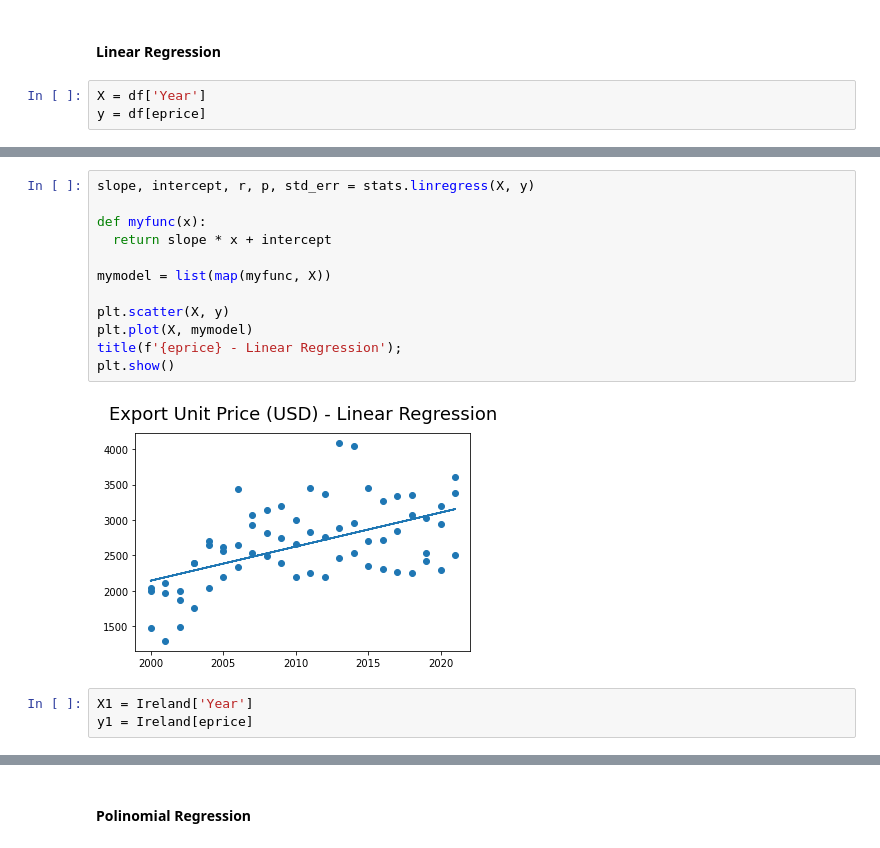
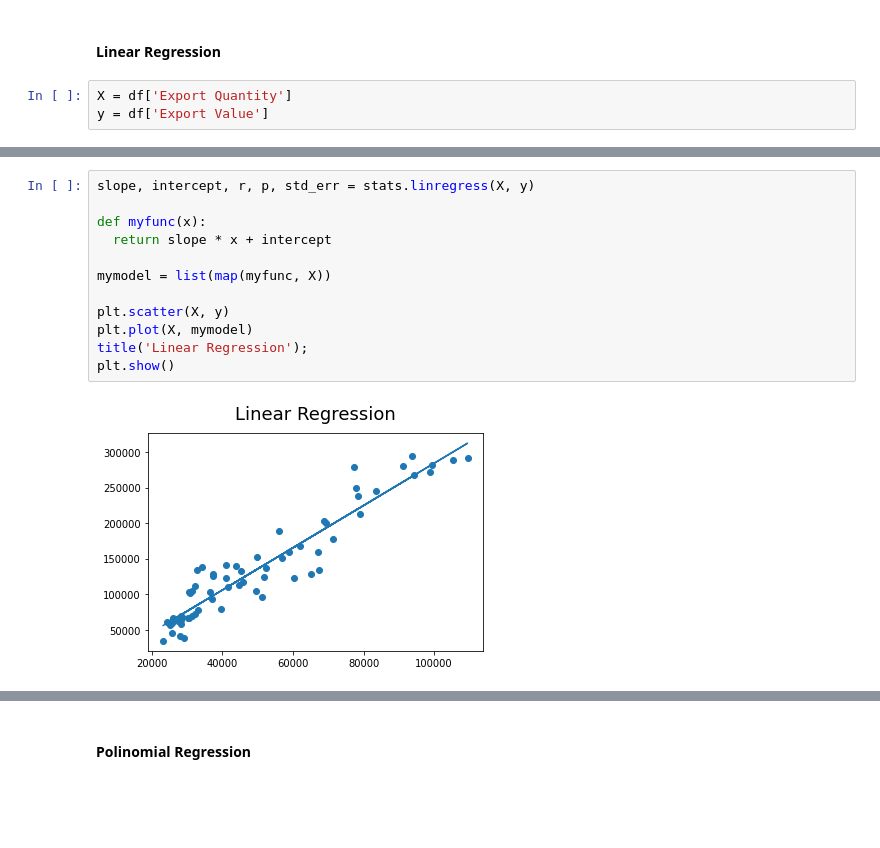
Before and after one commit to LuizLopes-cct/CA2, a Jupyter notebook: CA2_Machine_Learning.ipynb, the cells around one changed output, grey strips where cells are left out. Saved outputs shown, nothing was run; the diff lists cells and outputs as text; blank space fills up the shorter version.

```diff
--- a/CA2_Machine_Learning.ipynb
+++ b/CA2_Machine_Learning.ipynb
@@ -62,5 +60,5 @@ I want to predict the Export Unit price in USD based on my Sample data, for this
 # %% [markdown]
 #### Linear Regression
 # %%
-X = df['Year']
-y = df[eprice]
+X = df['Export Quantity']
+y = df['Export Value']
@@ -67,17 +67,14 @@ y = df[eprice]
 # %%
 slope, intercept, r, p, std_err = stats.linregress(X, y)
 
 def myfunc(x):
   return slope * x + intercept
 
 mymodel = list(map(myfunc, X))
 
 plt.scatter(X, y)
 plt.plot(X, mymodel)
-title(f'{eprice} - Linear Regression');
+title('Linear Regression');
 plt.show()
 # %% [output]
-[figure, old version]
+[figure, new version]
-# %%
-X1 = Ireland['Year']
-y1 = Ireland[eprice]
```
Also changed, not shown: parts of 53 cells of this notebook, 6 other files.
